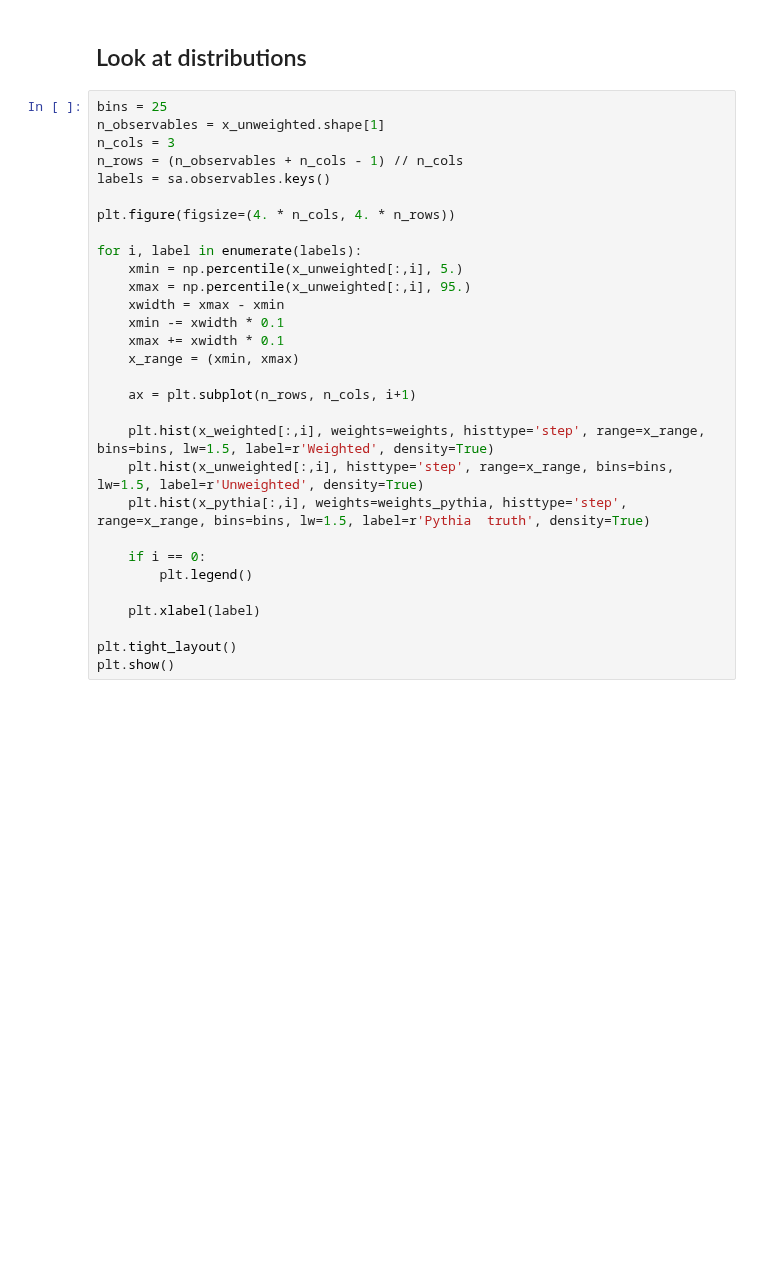
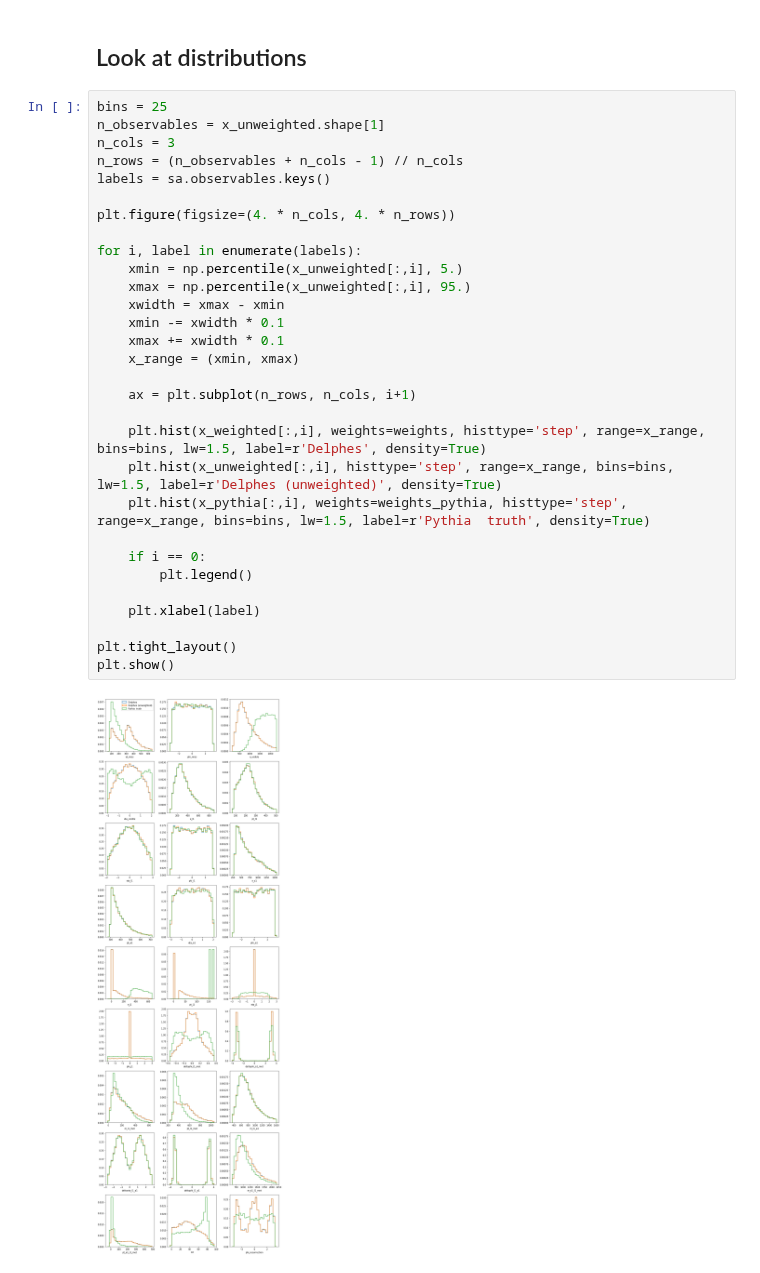
Before and after one commit to dlvp/diboson_mining, a Jupyter notebook: notebooks/wgamma/check_pipeline.ipynb, the cells around one changed output. Cells and saved outputs as stored; diff of their text form; blank space fills up the shorter version.

```diff
--- a/notebooks/wgamma/check_pipeline.ipynb
+++ b/notebooks/wgamma/check_pipeline.ipynb
@@ -330,30 +374,32 @@ x_pythia, weights_pythia = sa2.extract_raw_data(theta=[0.,0.])
 # %%
 bins = 25
 n_observables = x_unweighted.shape[1]
 n_cols = 3
 n_rows = (n_observables + n_cols - 1) // n_cols
 labels = sa.observables.keys()
 
 plt.figure(figsize=(4. * n_cols, 4. * n_rows))
 
 for i, label in enumerate(labels):
     xmin = np.percentile(x_unweighted[:,i], 5.)
     xmax = np.percentile(x_unweighted[:,i], 95.)
     xwidth = xmax - xmin
     xmin -= xwidth * 0.1
     xmax += xwidth * 0.1
     x_range = (xmin, xmax)
 
     ax = plt.subplot(n_rows, n_cols, i+1)
 
-    plt.hist(x_weighted[:,i], weights=weights, histtype='step', range=x_range, bins=bins, lw=1.5, label=r'Weighted', density=True)
-    plt.hist(x_unweighted[:,i], histtype='step', range=x_range, bins=bins, lw=1.5, label=r'Unweighted', density=True)
+    plt.hist(x_weighted[:,i], weights=weights, histtype='step', range=x_range, bins=bins, lw=1.5, label=r'Delphes', density=True)
+    plt.hist(x_unweighted[:,i], histtype='step', range=x_range, bins=bins, lw=1.5, label=r'Delphes (unweighted)', density=True)
     plt.hist(x_pythia[:,i], weights=weights_pythia, histtype='step', range=x_range, bins=bins, lw=1.5, label=r'Pythia  truth', density=True)
 
     if i == 0:
         plt.legend()
 
     plt.xlabel(label)
 
 plt.tight_layout()
 plt.show()
+# %% [output]
+[figure, added]
```
Also changed, not shown: parts of 5 cells of this notebook, 1 other file.
